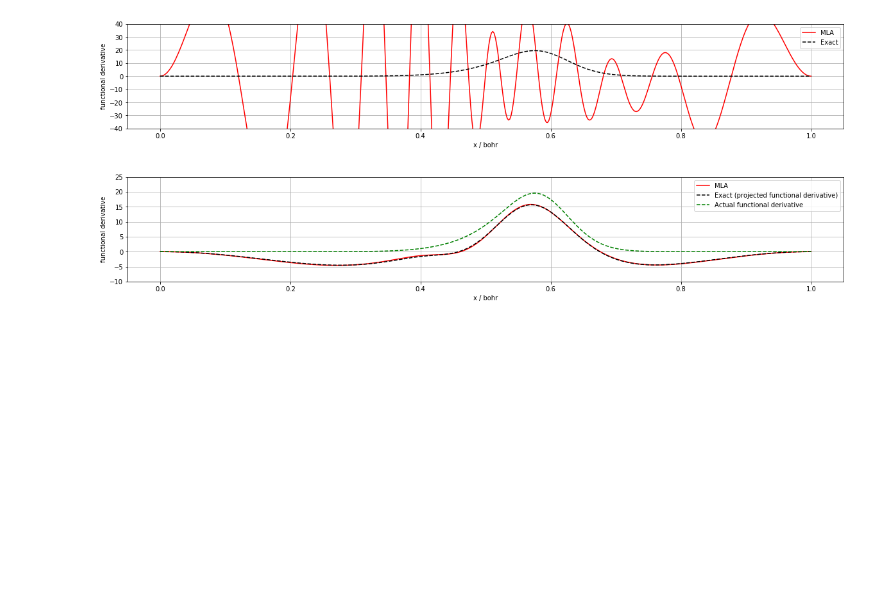
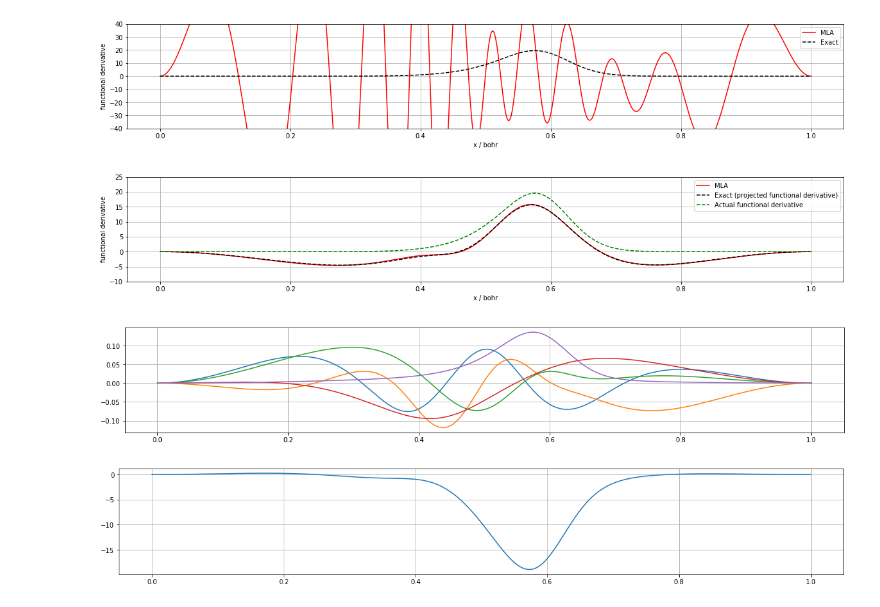
Before and after one commit to danlukic/QuantumFlow, a Jupyter notebook: notebooks/2_kernel_ridge_regresion.ipynb, the cells around one changed output. Saved outputs shown, nothing was run; the diff lists cells and outputs as text; code cells hidden in the pictures; blank space fills up the shorter version.

```diff
--- a/notebooks/2_kernel_ridge_regresion.ipynb
+++ b/notebooks/2_kernel_ridge_regresion.ipynb
@@ -268,3 +278,35 @@ plt.grid()
 plt.show()
 # %% [output]
 [figure]
+# %%
+X_train = dataset_train.density
+X = dataset_sample.potential
+m = 30
+l = 5
+
+metric = tf.reduce_sum(tf.square(tf.expand_dims(X, axis=2) - tf.expand_dims(tf.transpose(X_train), axis=0)), axis=1)
+_, closest_indices = tf.math.top_k(-metric, k=m)
+X_closest = tf.gather(X_train, closest_indices)
+
+X_diff = tf.expand_dims(X, axis=1) - X_closest
+C = tf.linalg.matmul(X_diff, X_diff, transpose_a=True)/tf.cast(m, X.dtype)
+
+eigen_vals, eigen_vecs = tf.linalg.eigh(C)
+largest_eigen_vecs = eigen_vecs[:, :, -l:]
+
+P_ml = tf.linalg.matmul(largest_eigen_vecs, largest_eigen_vecs, transpose_b=True)
+# %%
+potential_proj = tf.linalg.matvec(P_ml, dataset_sample.potential)
+
+plt.figure(figsize=figsize, dpi=dpi)
+plt.plot(dataset_sample.x, largest_eigen_vecs[0])
+plt.grid()
+plt.show()
+
+plt.figure(figsize=figsize, dpi=dpi)
+plt.plot(dataset_sample.x, tf.transpose(potential_proj))
+plt.grid()
+plt.show()
+# %% [output]
+[figure, added]
+[figure, added]
```
Also changed, not shown: parts of 6 cells of this notebook, 6 other files.
